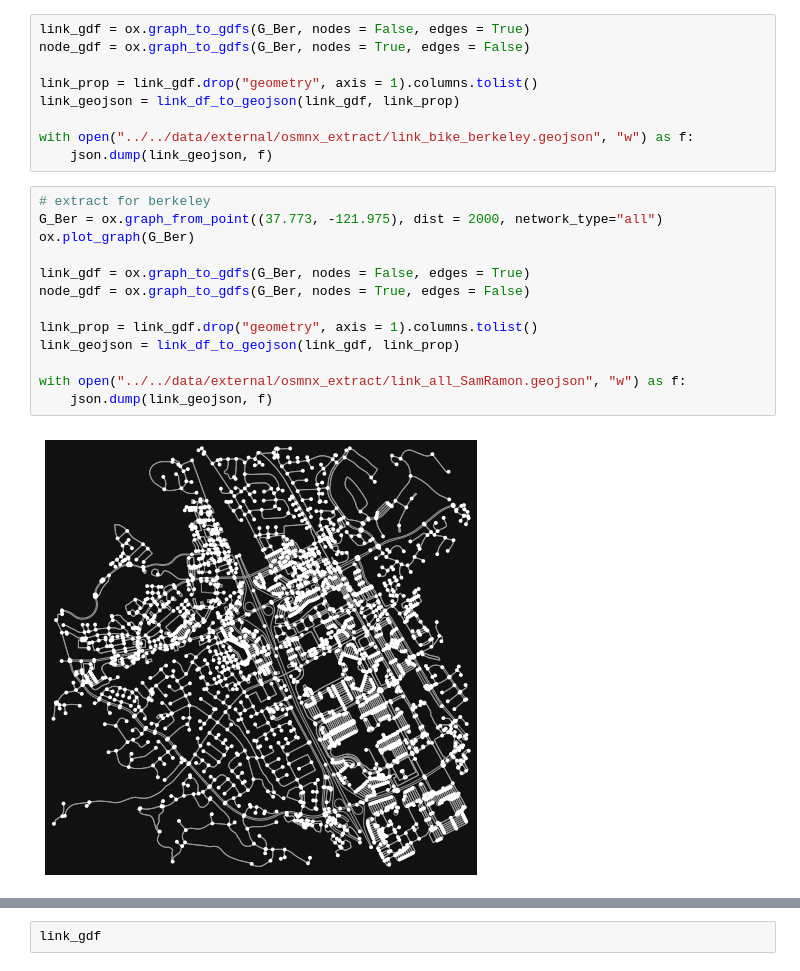
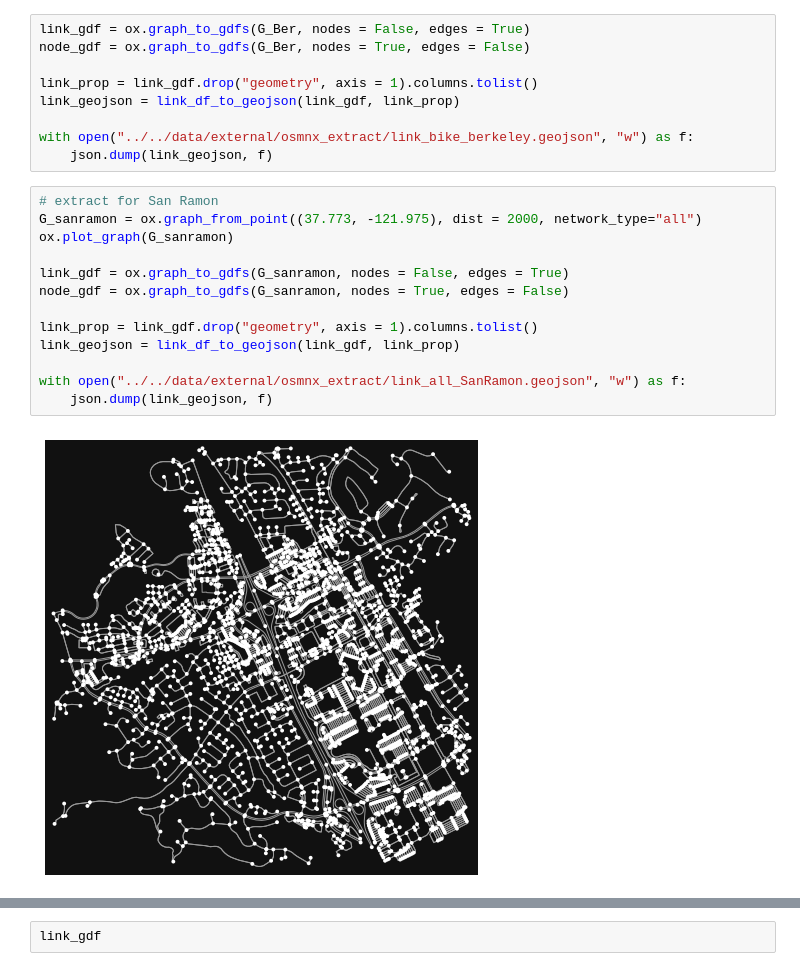
Before and after one commit to BayAreaMetro/travel-model-two-networks, a Jupyter notebook: notebooks/pipeline/step2_osmnx_extraction.ipynb, the cells around one changed output, grey strips where cells are left out. Saved outputs shown, nothing was run; the diff lists cells and outputs as text.

Commit message:
Nop changes (renamed networks for clarity)

```diff
--- a/notebooks/pipeline/step2_osmnx_extraction.ipynb
+++ b/notebooks/pipeline/step2_osmnx_extraction.ipynb
@@ -75,18 +74,18 @@ link_geojson = link_df_to_geojson(link_gdf, link_prop)
 with open("../../data/external/osmnx_extract/link_bike_berkeley.geojson", "w") as f:
     json.dump(link_geojson, f)
 # %%
-# extract for berkeley
-G_Ber = ox.graph_from_point((37.773, -121.975), dist = 2000, network_type="all")
-ox.plot_graph(G_Ber)
+# extract for San Ramon
+G_sanramon = ox.graph_from_point((37.773, -121.975), dist = 2000, network_type="all")
+ox.plot_graph(G_sanramon)
 
-link_gdf = ox.graph_to_gdfs(G_Ber, nodes = False, edges = True)
-node_gdf = ox.graph_to_gdfs(G_Ber, nodes = True, edges = False)
+link_gdf = ox.graph_to_gdfs(G_sanramon, nodes = False, edges = True)
+node_gdf = ox.graph_to_gdfs(G_sanramon, nodes = True, edges = False)
 
 link_prop = link_gdf.drop("geometry", axis = 1).columns.tolist()
 link_geojson = link_df_to_geojson(link_gdf, link_prop)
 
-with open("../../data/external/osmnx_extract/link_all_SamRamon.geojson", "w") as f:
+with open("../../data/external/osmnx_extract/link_all_SanRamon.geojson", "w") as f:
     json.dump(link_geojson, f)
 # %% [output]
-[figure, old version]
+[figure, new version]
 # %%
```
Also changed, not shown: parts of 5 cells of this notebook.
